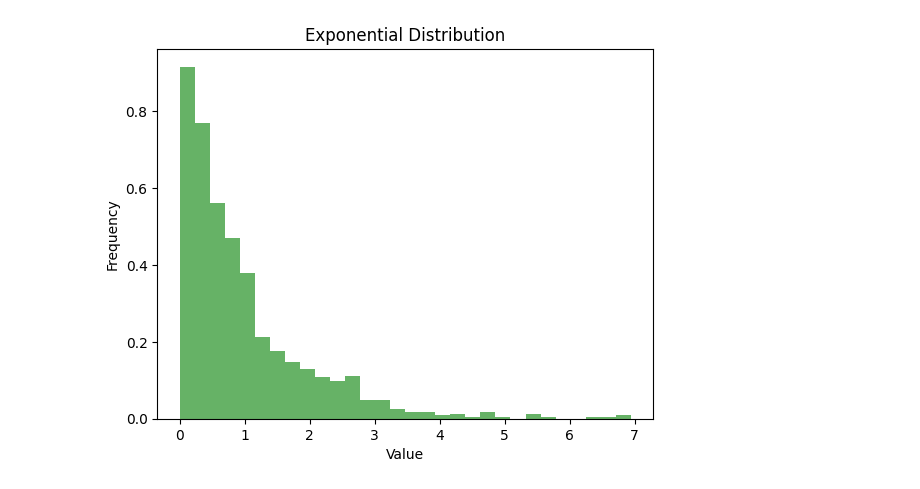
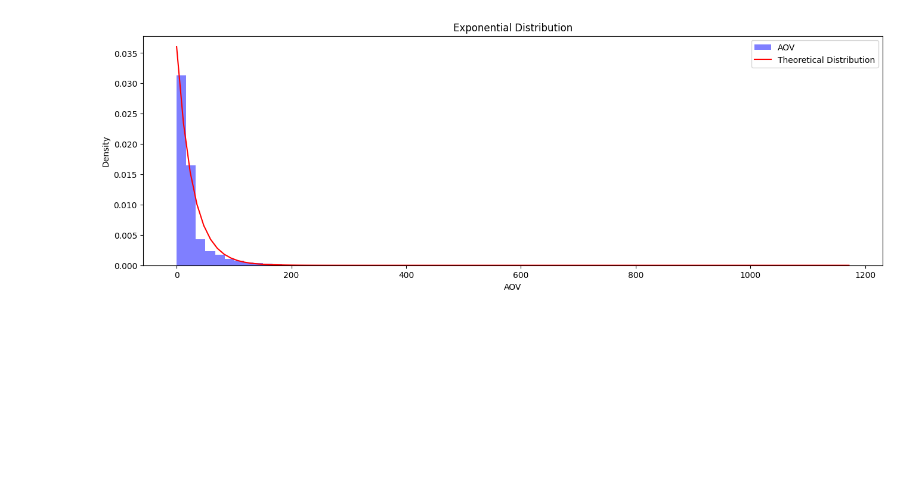
Before and after one commit to maac2014/codefinity-user-behavior-impact-analysis, a Jupyter notebook: notebook.ipynb, the cells around one changed output. Cells and saved outputs as stored; diff of their text form; code cells hidden in the pictures; blank space fills up the shorter version.

```diff
--- a/notebook.ipynb
+++ b/notebook.ipynb
@@ -18,20 +18,67 @@ datab = data[data['Group'] == 'B']
 display(datab.describe())
 # %%
 import numpy as np
+from scipy import stats
 import pandas as pd
 import matplotlib.pyplot as plt
 
 # Generate exponential data
 data = np.random.exponential(scale=1.0, size=1000)
 
 # Create a DataFrame
 df = pd.DataFrame(data, columns=['ExponentialData'])
 
 # Plot the exponential distribution
 plt.hist(df['ExponentialData'], bins=30, density=True, alpha=0.6, color='g')
 plt.title('Exponential Distribution')
 plt.xlabel('Value')
 plt.ylabel('Frequency')
 plt.show()
+
+data = pd.read_csv('data.csv')
+data_a = data[data['Group'] == 'A']
+
+column = data_a["Total_Amount_Spent"]
+
+# Creating a single plot (1x1) of a specific size
+fig, axes = plt.subplots(1, 1, figsize=(16, 5))
+
+# Initializing the plot title
+axes.set_title(f"{column.name} Distribution")
+
+# Generating the histogram of a column with 30 bins
+axes.hist(column, bins=50)
+
+
+# Labeling the x-axis and y-axis
+axes.set_xlabel(column.name)
+axes.set_ylabel("Density")
+
+# Rendering and displaying the plot
+plt.show()
+
+column = data_a["AOV"]
+
+# Calculating the theoretical distributions based on the data
+x_values = np.linspace(min(column), max(column), 100)  # Creating a range of values for the x-axis
+distributions = {  # Dictionary with calculated theoretical distributions
+    "Normal": stats.norm.pdf(x_values, *stats.norm.fit(column)),
+    "Exponential": stats.expon.pdf(x_values, *stats.expon.fit(column)),
+    "Uniform": stats.uniform.pdf(x_values, loc=min(column), scale=max(column)-min(column))
+}
+
+# Specifying the distribution to use
+distribution_name = "Exponential"
+distribution = distributions[distribution_name]
+
+# Plotting
+fig, axes = plt.subplots(1, 1, figsize=(16, 5))  # Creating a single plot
+axes.hist(column, bins=70, alpha=0.5, label=column.name, density=True, color="blue")  # Histogram of the data
+axes.plot(x_values, distribution, label="Theoretical Distribution", color="red")  # Theoretical distribution line
+axes.set_title(f"{distribution_name} Distribution")
+axes.set_xlabel(column.name)
+axes.set_ylabel("Density")
+axes.legend()  # Displaying legend
+plt.show()
 # %% [output]
-[figure, old version]
+[figure, new version]
```
Also changed, not shown: parts of 2 cells of this notebook, 1 other file.
